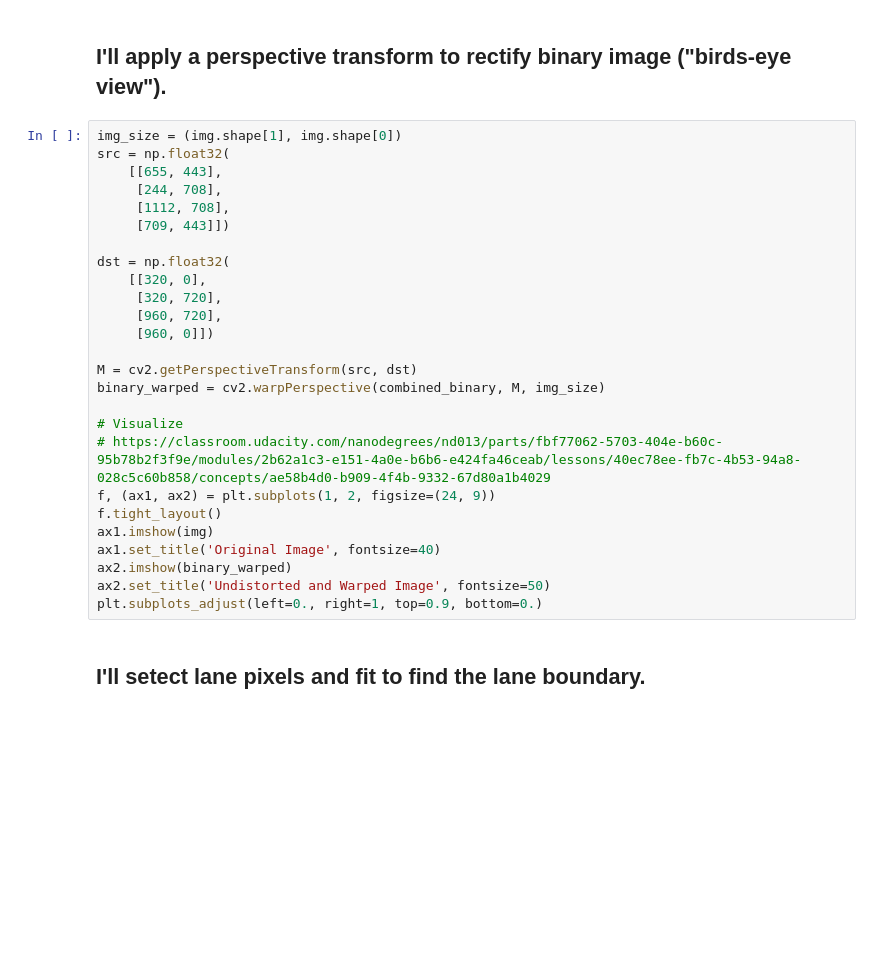
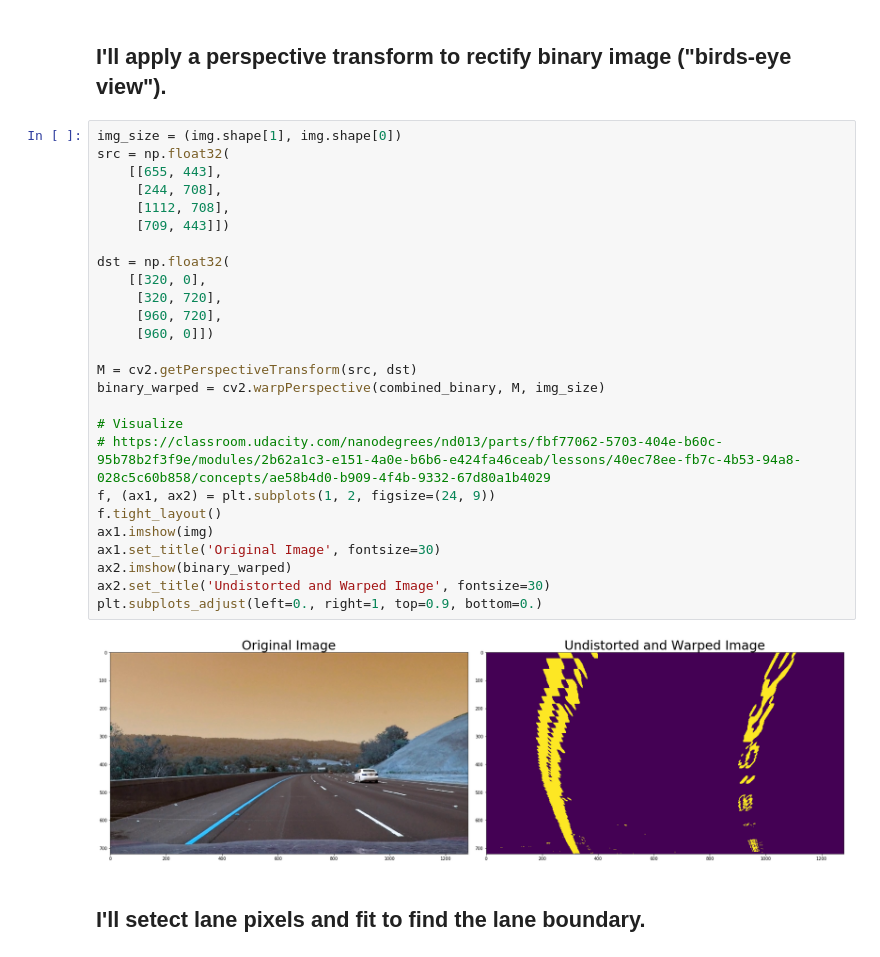
Before and after one commit to esearcher/Self-Driving-Car-Advanced-Lane-Finding, a Jupyter notebook: solution.ipynb, the cells around one changed output. Saved outputs shown, nothing was run; the diff lists cells and outputs as text; blank space fills up the shorter version.

```diff
--- a/solution.ipynb
+++ b/solution.ipynb
@@ -117,29 +119,31 @@ ax2.imshow(combined_binary, cmap='gray')
 # %%
 img_size = (img.shape[1], img.shape[0])
 src = np.float32(
     [[655, 443],
      [244, 708],
      [1112, 708],
      [709, 443]])
 
 dst = np.float32(
     [[320, 0],
      [320, 720],
      [960, 720],
      [960, 0]])
 
 M = cv2.getPerspectiveTransform(src, dst)
 binary_warped = cv2.warpPerspective(combined_binary, M, img_size)
 
 # Visualize
 # https://classroom.udacity.com/nanodegrees/nd013/parts/fbf77062-5703-404e-b60c-95b78b2f3f9e/modules/2b62a1c3-e151-4a0e-b6b6-e424fa46ceab/lessons/40ec78ee-fb7c-4b53-94a8-028c5c60b858/concepts/ae58b4d0-b909-4f4b-9332-67d80a1b4029
 f, (ax1, ax2) = plt.subplots(1, 2, figsize=(24, 9))
 f.tight_layout()
 ax1.imshow(img)
-ax1.set_title('Original Image', fontsize=40)
+ax1.set_title('Original Image', fontsize=30)
 ax2.imshow(binary_warped)
-ax2.set_title('Undistorted and Warped Image', fontsize=50)
+ax2.set_title('Undistorted and Warped Image', fontsize=30)
 plt.subplots_adjust(left=0., right=1, top=0.9, bottom=0.)
+# %% [output]
+[figure, added]
 # %% [markdown]
 ## I'll setect lane pixels and fit to find the lane boundary.
 # %%
```
Also changed, not shown: parts of 9 cells of this notebook.
